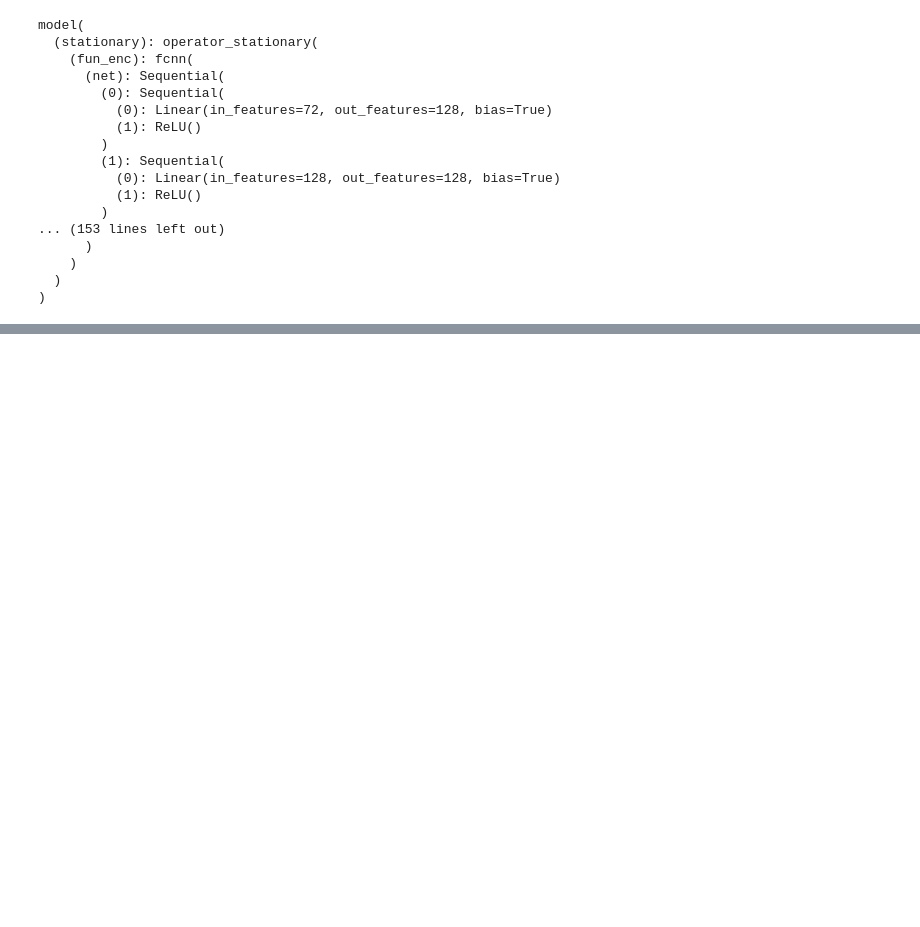
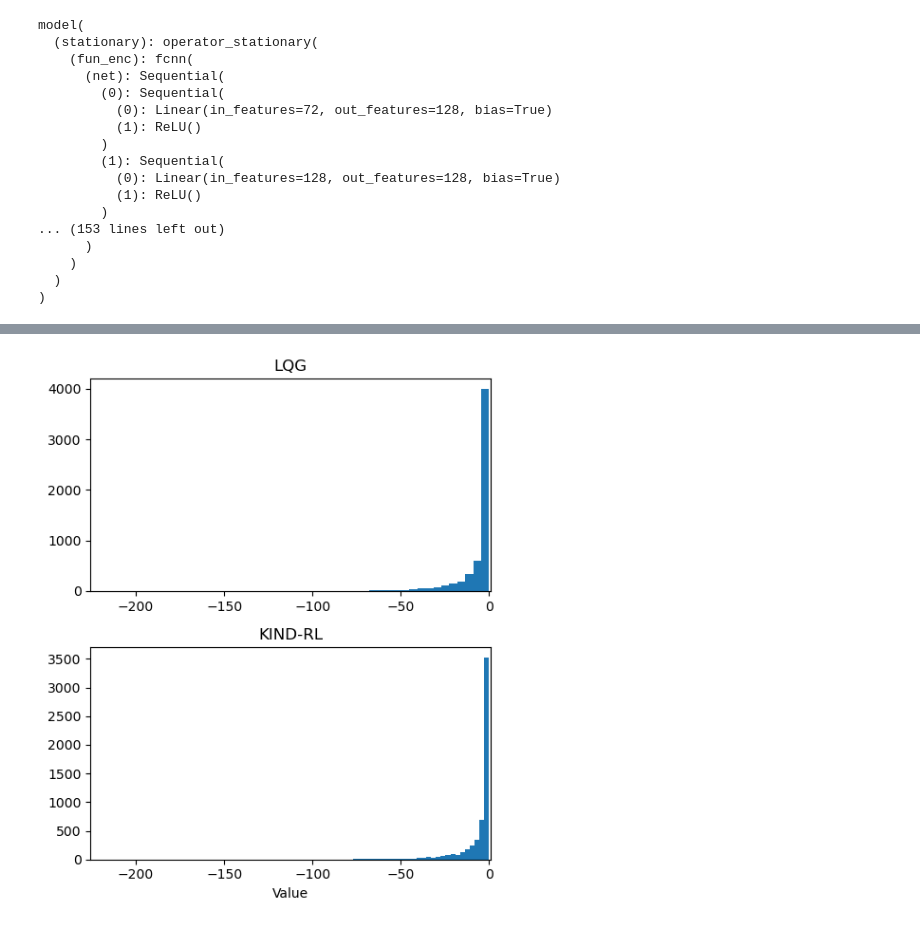
Before and after one commit to maalberg/kind, a Jupyter notebook: notebooks/delay/03_tesla_rl_train.ipynb, the cells around one changed output, grey strips where cells are left out. Cells and saved outputs as stored; diff of their text form; code cells hidden in the pictures; blank space fills up the shorter version.

```diff
--- a/notebooks/delay/03_tesla_rl_train.ipynb
+++ b/notebooks/delay/03_tesla_rl_train.ipynb
@@ -411,0 +546,37 @@ with torch.no_grad():
+# %%
+v_lqg = []
+v_nn = []
+
+policy.eval()
+
+with torch.no_grad():
+    for sa, sa_next in test_loader:
+        v_lqg.append(return_fun(reward_fun(sa_next[:, :, :2])))
+
+        model_output = model(sa)
+        s_next = model_output[0][:, args.lookback_nsample:]
+        a_next = policy(s_next)
+        sa_next = torch.cat([s_next, a_next], dim=-1)
+        v_nn.append(return_fun(reward_fun(sa_next)))
+
+    v_lqg = torch.cat(v_lqg, dim=0)
+    v_nn = torch.cat(v_nn, dim=0)
+
+    plt.figure(figsize=(5,6))
+    v_min = torch.min(v_lqg)
+
+    plt.subplot(2,1,1)
+    plt.title('LQG')
+    plt.hist(v_lqg.flatten(), bins=50)
+    plt.xlim((v_min, 1))
+
+    plt.subplot(2,1,2)
+    plt.title('KIND-RL')
+    plt.hist(v_nn.flatten(), bins=50)
+    plt.xlim((v_min, 1))
+    plt.xlabel('Value')
+
+    plt.tight_layout()
+    plt.show()
+# %% [output]
+[figure, added]
```
Also changed, not shown: parts of 9 cells of this notebook, 1 other file.
